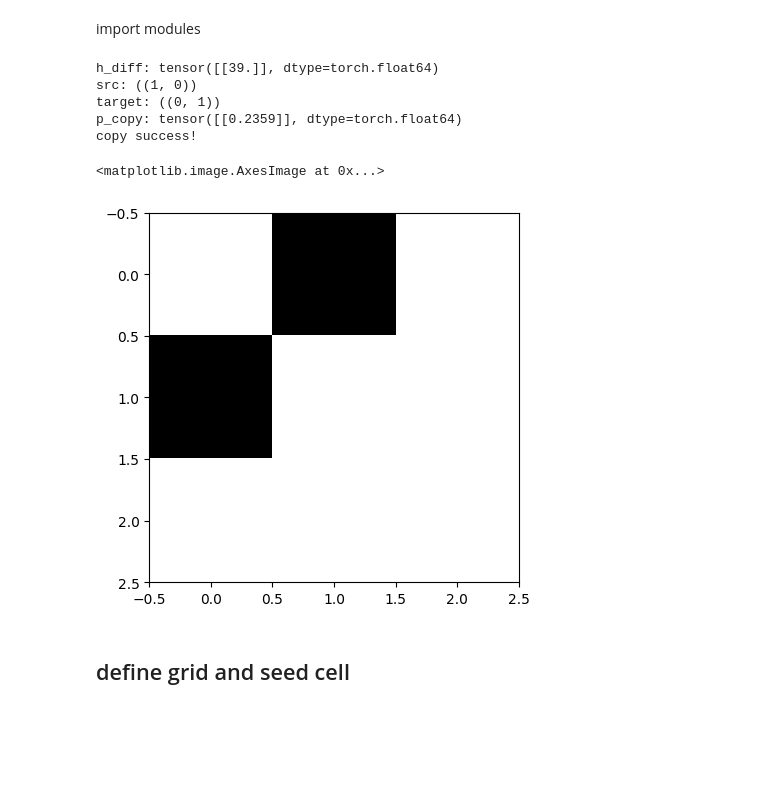
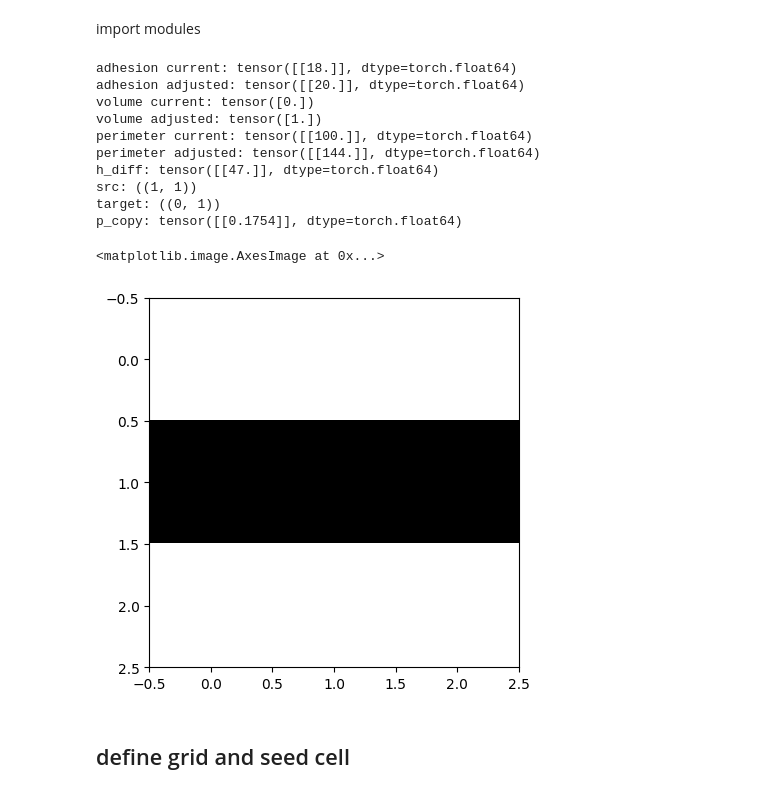
Before and after one commit to JanSchering/Thesis, a Jupyter notebook: cpm/CPM.ipynb, the cells around one changed output. Drawn from its saved outputs; the diff is of its cells as text; code cells hidden in the pictures; blank space fills up the shorter version.

```diff
--- a/cpm/CPM.ipynb
+++ b/cpm/CPM.ipynb
@@ -29,17 +29,24 @@ cell_params = {
 
 grid = t.zeros((1, 3, 3))
 grid[0,1,:] = 1
+src_coords = (1,1)
+target_coords = (0,1)
 # %%
-grid = model(grid, [cell_params], temperature=temperature)
+grid = model(grid, src_coords, target_coords, [cell_params], temperature=temperature)
 plt.imshow(grid[0], cmap="Greys", interpolation="nearest", vmin=0, vmax=1)
 # %% [output]
-h_diff: tensor([[39.]], dtype=torch.float64)
-src: ((1, 0))
+adhesion current: tensor([[18.]], dtype=torch.float64)
+adhesion adjusted: tensor([[20.]], dtype=torch.float64)
+volume current: tensor([0.])
+volume adjusted: tensor([1.])
+perimeter current: tensor([[100.]], dtype=torch.float64)
+perimeter adjusted: tensor([[144.]], dtype=torch.float64)
+h_diff: tensor([[47.]], dtype=torch.float64)
+src: ((1, 1))
 target: ((0, 1))
-p_copy: tensor([[0.2359]], dtype=torch.float64)
-copy success!
+p_copy: tensor([[0.1754]], dtype=torch.float64)
 <matplotlib.image.AxesImage at 0x...>
-[figure, old version]
+[figure, new version]
 # %% [markdown]
 ## define grid and seed cell
 # %%
```
Also changed, not shown: 2 other files.
